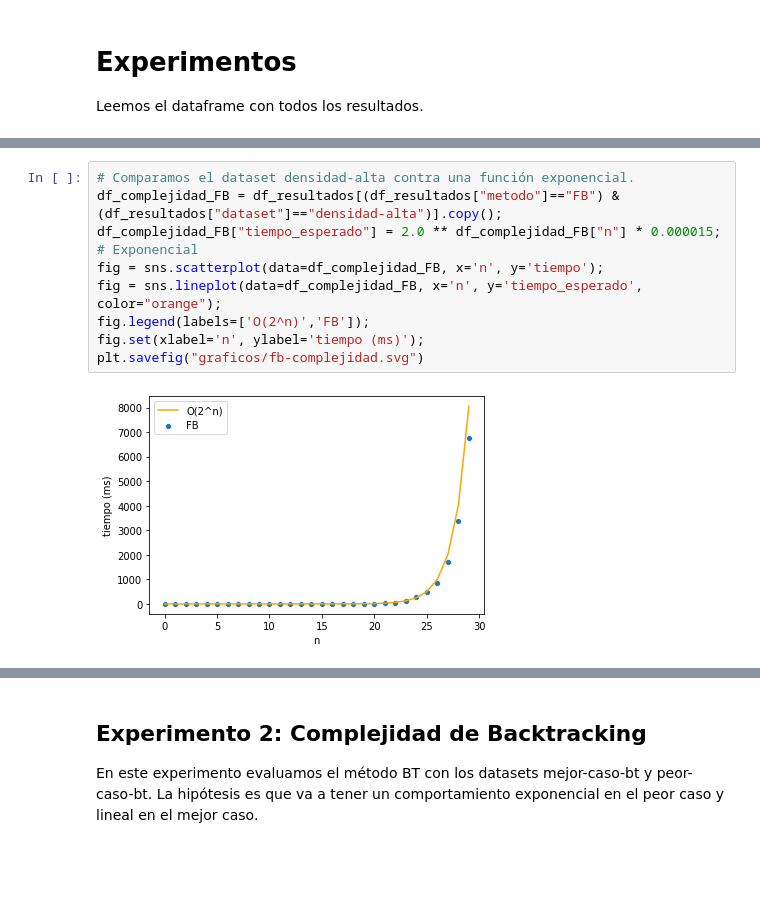
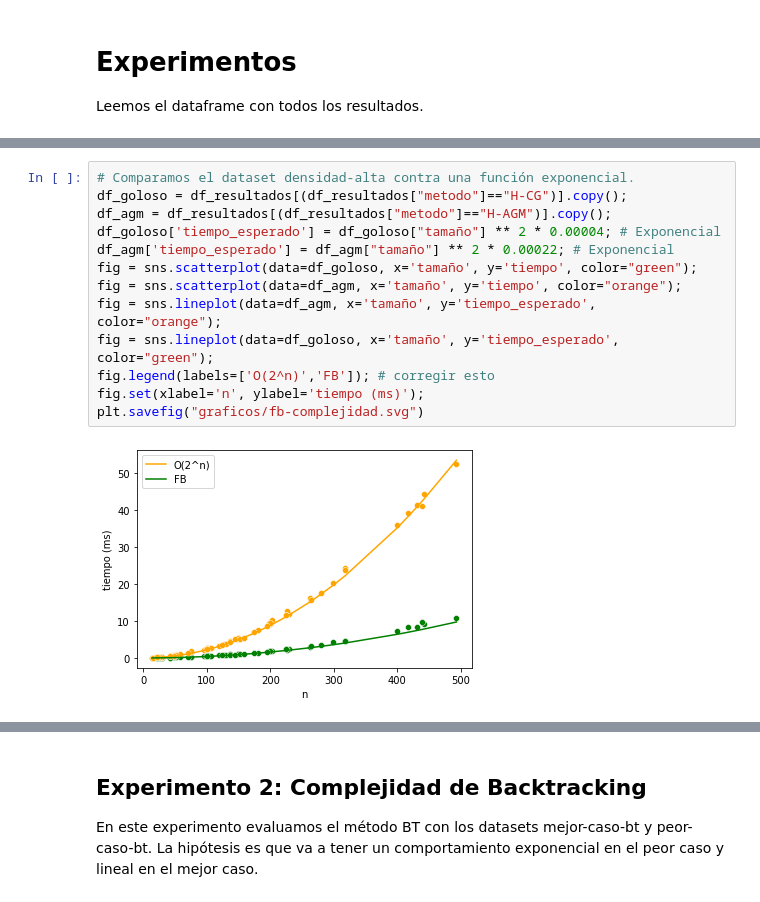
Before and after one commit to pdbruno/algoritmos3-tp2, a Jupyter notebook: python/analisis.ipynb, the cells around one changed output, grey strips where cells are left out. Drawn from its saved outputs; the diff is of its cells as text; blank space fills up the shorter version.

```diff
--- a/python/analisis.ipynb
+++ b/python/analisis.ipynb
@@ -54,11 +98,15 @@ plt.savefig("graficos/fb-densidades.svg");
 # %%
 # Comparamos el dataset densidad-alta contra una función exponencial.
-df_complejidad_FB = df_resultados[(df_resultados["metodo"]=="FB") & (df_resultados["dataset"]=="densidad-alta")].copy();
-df_complejidad_FB["tiempo_esperado"] = 2.0 ** df_complejidad_FB["n"] * 0.000015; # Exponencial
-fig = sns.scatterplot(data=df_complejidad_FB, x='n', y='tiempo');
-fig = sns.lineplot(data=df_complejidad_FB, x='n', y='tiempo_esperado', color="orange");
-fig.legend(labels=['O(2^n)','FB']);
+df_goloso = df_resultados[(df_resultados["metodo"]=="H-CG")].copy();
+df_agm = df_resultados[(df_resultados["metodo"]=="H-AGM")].copy();
+df_goloso['tiempo_esperado'] = df_goloso["tamaño"] ** 2 * 0.00004; # Exponencial
+df_agm['tiempo_esperado'] = df_agm["tamaño"] ** 2 * 0.00022; # Exponencial
+fig = sns.scatterplot(data=df_goloso, x='tamaño', y='tiempo', color="green");
+fig = sns.scatterplot(data=df_agm, x='tamaño', y='tiempo', color="orange");
+fig = sns.lineplot(data=df_agm, x='tamaño', y='tiempo_esperado', color="orange");
+fig = sns.lineplot(data=df_goloso, x='tamaño', y='tiempo_esperado', color="green");
+fig.legend(labels=['O(2^n)','FB']); # corregir esto
 fig.set(xlabel='n', ylabel='tiempo (ms)');
 plt.savefig("graficos/fb-complejidad.svg")
 # %% [output]
-[figure, old version]
+[figure, new version]
```
Also changed, not shown: parts of 11 cells of this notebook, 6 other files.
